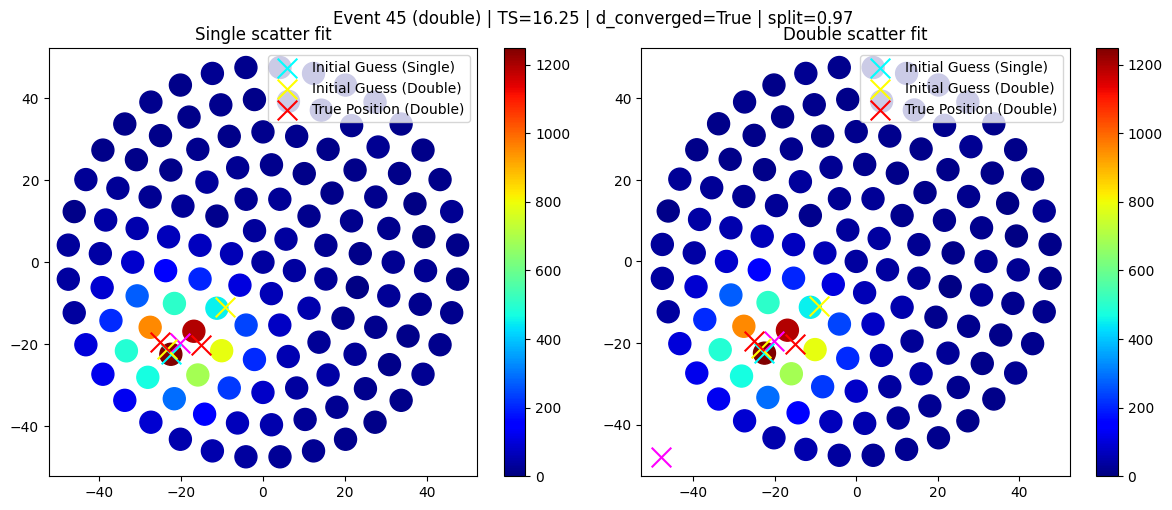
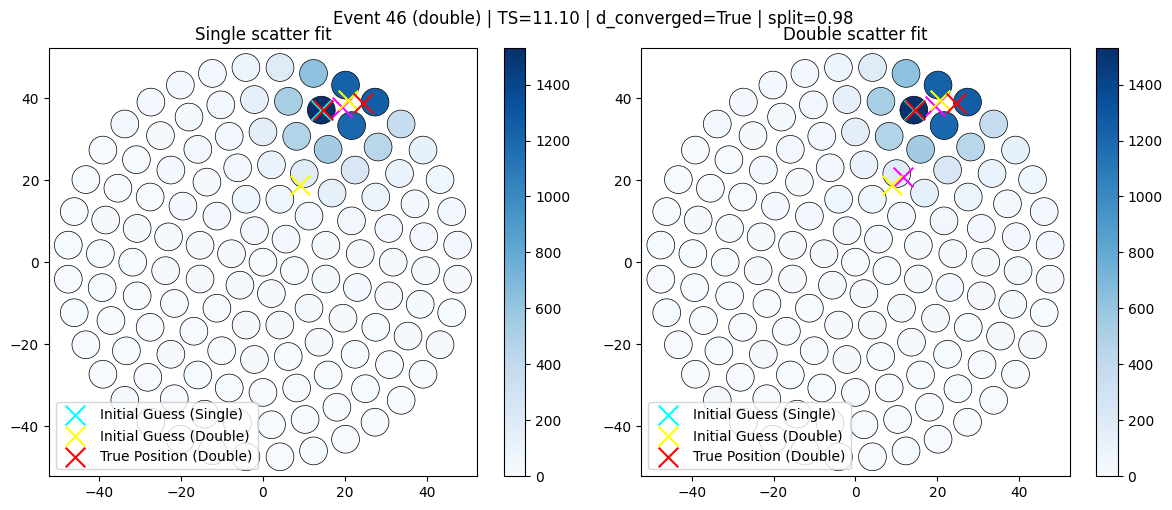
The notebook cell's code change between the first figure and the second:
--- before
+++ after
@@ -88,5 +88,5 @@
             [[row["s_y"]], [row["d_y1"], row["d_y2"]]],
         ):
-            sc = ax.scatter(*pmt_positions.T, c=signal, cmap='jet', s=250, vmin=0)
+            sc = ax.scatter(*pmt_positions.T, c=signal, cmap='Blues', s=400, edgecolors='black', linewidths=0.5, vmin=0)
             ax.scatter(xs, ys, c='magenta', marker='x', s=200, zorder=5)
             ax.scatter([row["s_initial_x"]], [row["s_initial_y"]], c='cyan', marker='x', s=200, zorder=5, label='Initial Guess (Single)')

Commit: added results